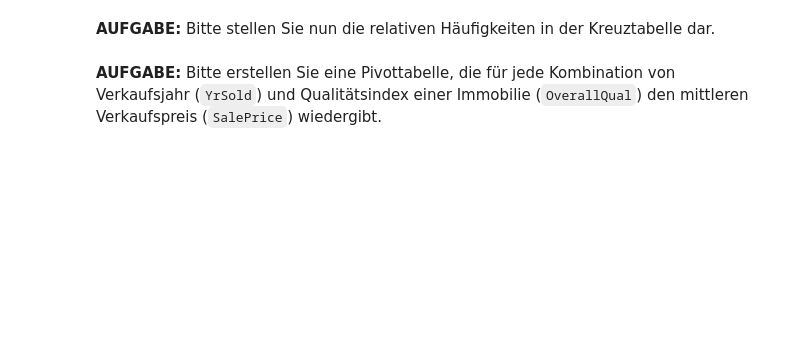
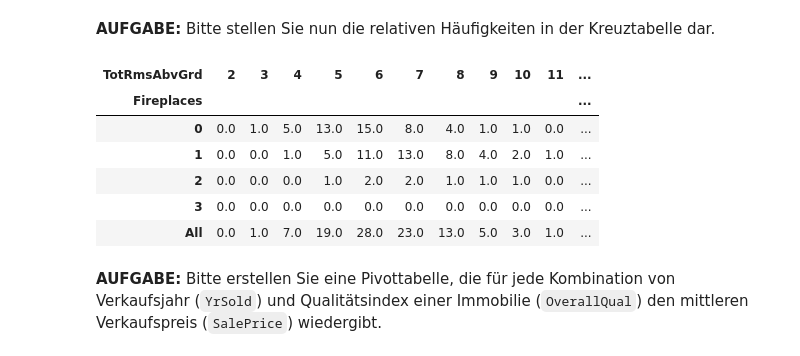
Before and after one commit to calebboa/calebboa, a Jupyter notebook: Deskriptive_Statistik.ipynb, the cells around one changed output. Cells and saved outputs as stored; diff of their text form; code cells hidden in the pictures; blank space fills up the shorter version.

```diff
--- a/Deskriptive_Statistik.ipynb
+++ b/Deskriptive_Statistik.ipynb
@@ -154,4 +173,14 @@ np.float64(6306788585.349304)
 # %% [markdown]
 **AUFGABE:** Bitte stellen Sie nun die relativen Häufigkeiten in der Kreuztabelle dar.
+# %%
+pd.crosstab(data.Fireplaces, data.TotRmsAbvGrd, margins=True, normalize=True).round(2)*100
+# %% [output]
+| TotRmsAbvGrd | 2 | 3 | 4 | 5 | 6 | 7 | 8 | 9 | 10 | 11 | ... |
+| Fireplaces |  |  |  |  |  |  |  |  |  |  | ... |
+| 0 | 0.0 | 1.0 | 5.0 | 13.0 | 15.0 | 8.0 | 4.0 | 1.0 | 1.0 | 0.0 | ... |
+| 1 | 0.0 | 0.0 | 1.0 | 5.0 | 11.0 | 13.0 | 8.0 | 4.0 | 2.0 | 1.0 | ... |
+| 2 | 0.0 | 0.0 | 0.0 | 1.0 | 2.0 | 2.0 | 1.0 | 1.0 | 1.0 | 0.0 | ... |
+| 3 | 0.0 | 0.0 | 0.0 | 0.0 | 0.0 | 0.0 | 0.0 | 0.0 | 0.0 | 0.0 | ... |
+| All | 0.0 | 1.0 | 7.0 | 19.0 | 28.0 | 23.0 | 13.0 | 5.0 | 3.0 | 1.0 | ... |
 # %% [markdown]
 **AUFGABE:** Bitte erstellen Sie eine Pivottabelle, die für jede Kombination von Verkaufsjahr (`YrSold`) und Qualitätsindex einer Immobilie (`OverallQual`) den mittleren Verkaufspreis (`SalePrice`) wiedergibt.
```
Also changed, not shown: parts of 5 cells of this notebook.
